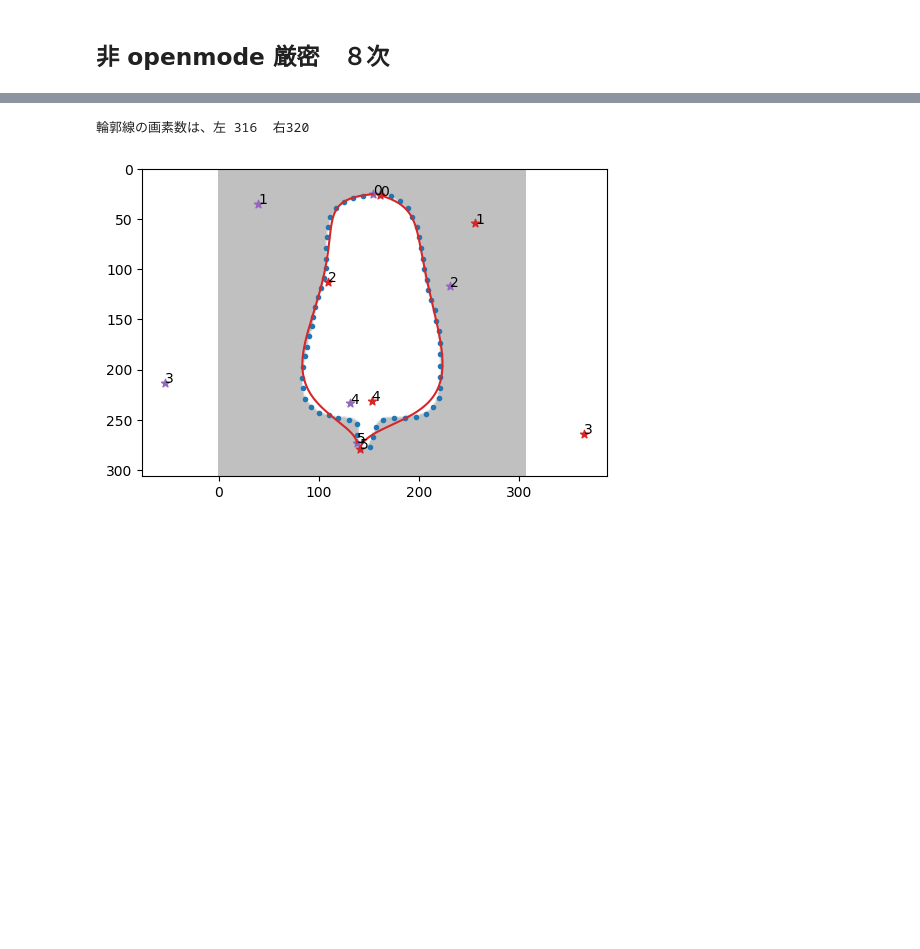
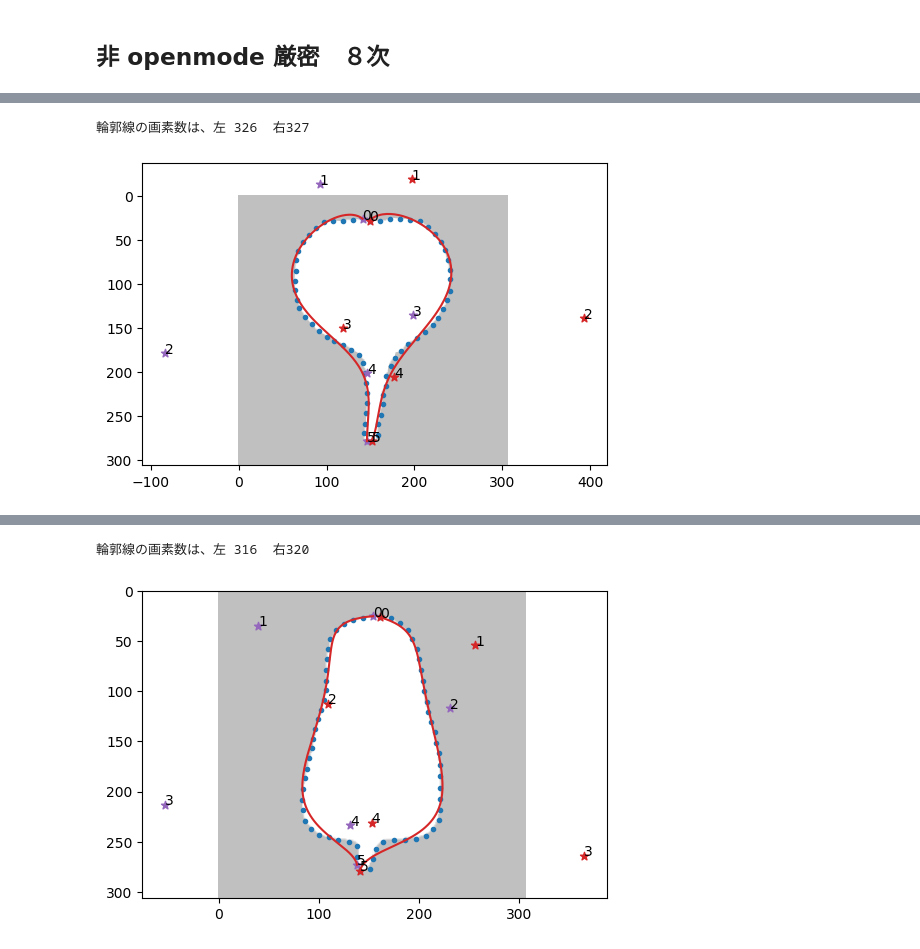
Before and after one commit to iciromaco/RadiShLab, a Jupyter notebook: N006_ベジエ曲線あてはめ.ipynb, the cells around one changed output, grey strips where cells are left out. Cells and saved outputs as stored; diff of their text form; code cells hidden in the pictures; blank space fills up the shorter version.

```diff
--- a/N006_ベジエ曲線あてはめ.ipynb
+++ b/N006_ベジエ曲線あてはめ.ipynb
@@ -520,0 +480,5 @@ Demo(5,controlPoints=True) #４次
+# %%
+Demo(1,controlPoints=True)
+# %% [output]
+輪郭線の画素数は、左 326  右327
+[figure, added]
```
Also changed, not shown: parts of 65 cells of this notebook, 1 other file.
